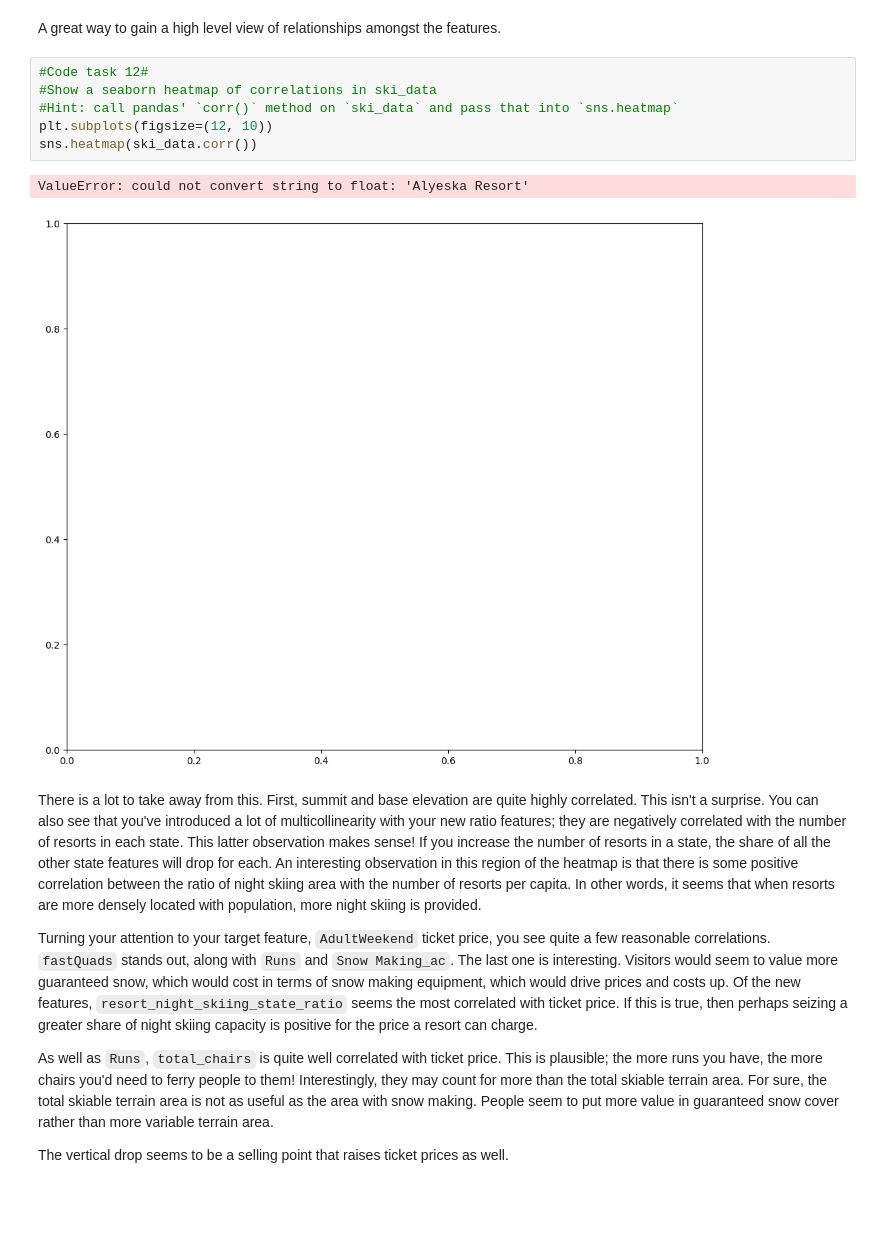
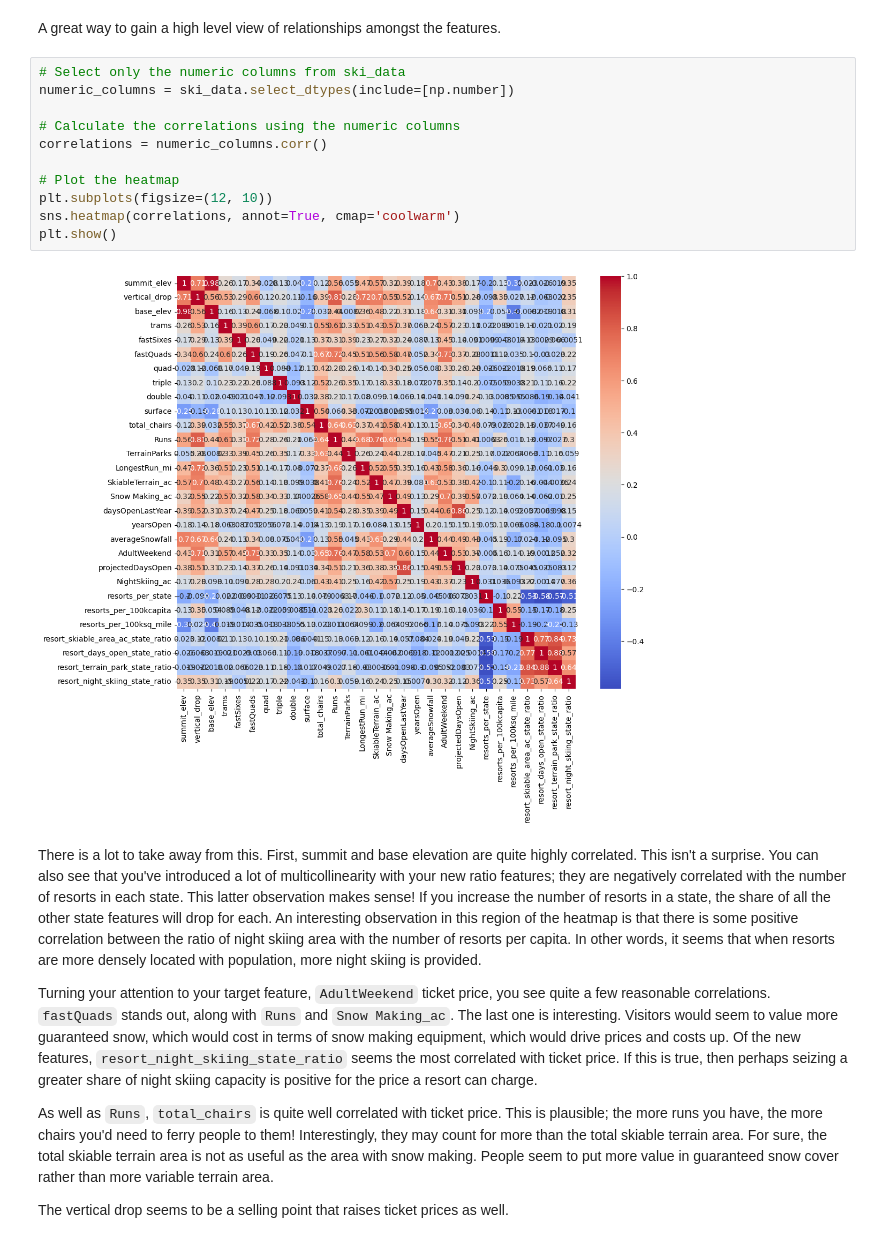
Before and after one commit to sabheen9/DataScienceGuidedCapstone, a Jupyter notebook: Notebooks/03_exploratory_data_analysis.ipynb, the cells around one changed output. Drawn from its saved outputs; the diff is of its cells as text; blank space fills up the shorter version.

```diff
--- a/Notebooks/03_exploratory_data_analysis.ipynb
+++ b/Notebooks/03_exploratory_data_analysis.ipynb
@@ -751,15 +758,19 @@ ski_data.drop(columns=['state_total_skiable_area_ac', 'state_total_days_open',
 #### 3.5.5.2 Feature correlation heatmap<a id='3.5.5.2_Feature_correlation_heatmap'></a>
 # %% [markdown]
 A great way to gain a high level view of relationships amongst the features.
-# %%
-#Code task 12#
-#Show a seaborn heatmap of correlations in ski_data
-#Hint: call pandas' `corr()` method on `ski_data` and pass that into `sns.heatmap`
-plt.subplots(figsize=(12, 10))
-sns.heatmap(ski_data.corr())
-# %% [output]
-ValueError: could not convert string to float: 'Alyeska Resort'
-[figure, removed]
+# %%
+# Select only the numeric columns from ski_data
+numeric_columns = ski_data.select_dtypes(include=[np.number])
+
+# Calculate the correlations using the numeric columns
+correlations = numeric_columns.corr()
+
+# Plot the heatmap
+plt.subplots(figsize=(12, 10))
+sns.heatmap(correlations, annot=True, cmap='coolwarm')
+plt.show()
+# %% [output]
+[figure, added]
 # %% [markdown]
 There is a lot to take away from this. First, summit and base elevation are quite highly correlated. This isn't a surprise. You can also see that you've introduced a lot of multicollinearity with your new ratio features; they are negatively correlated with the number of resorts in each state. This latter observation makes sense! If you increase the number of resorts in a state, the share of all the other state features will drop for each. An interesting observation in this region of the heatmap is that there is some positive correlation between the ratio of night skiing area with the number of resorts per capita. In other words, it seems that when resorts are more densely located with population, more night skiing is provided.
 
```
Also changed, not shown: parts of 15 cells of this notebook.
